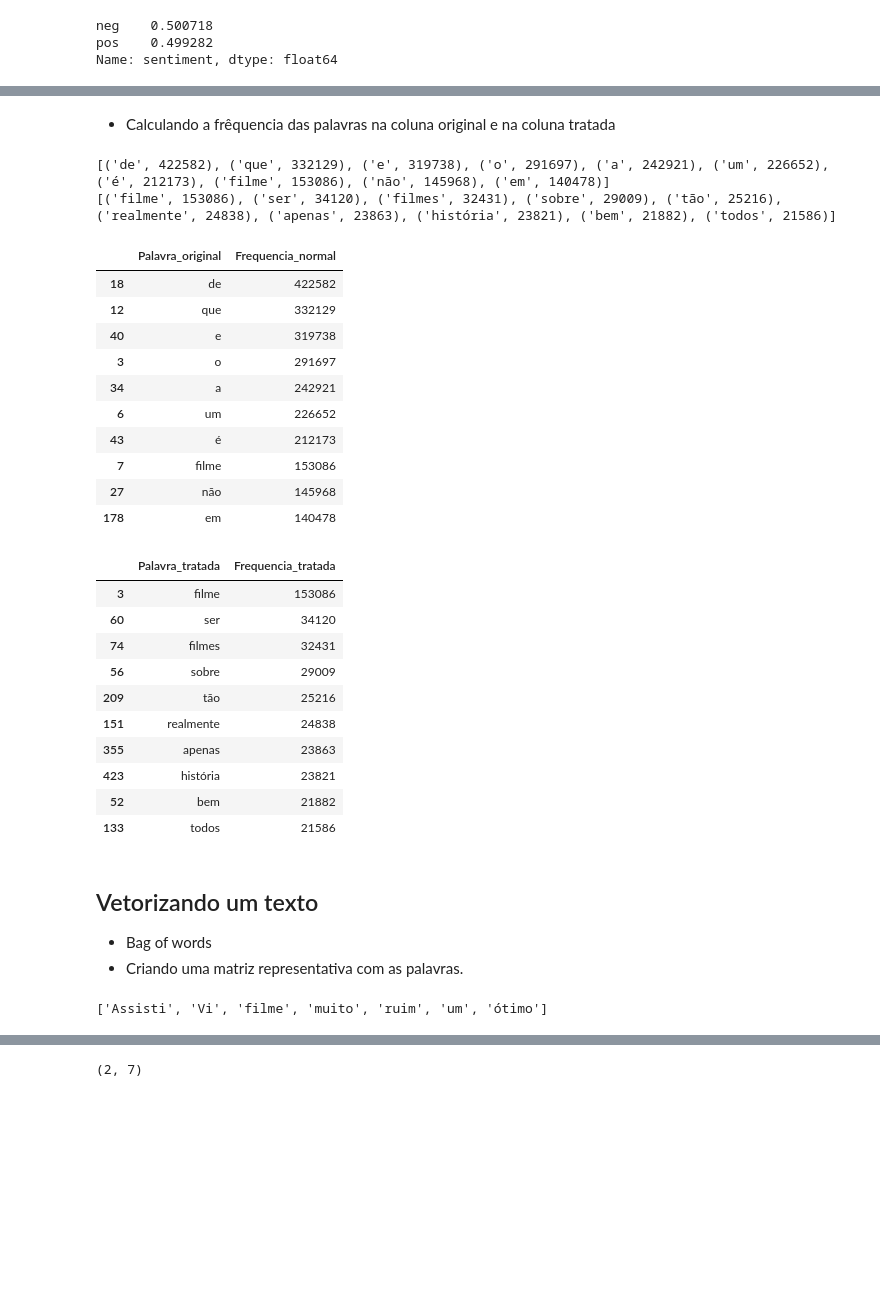
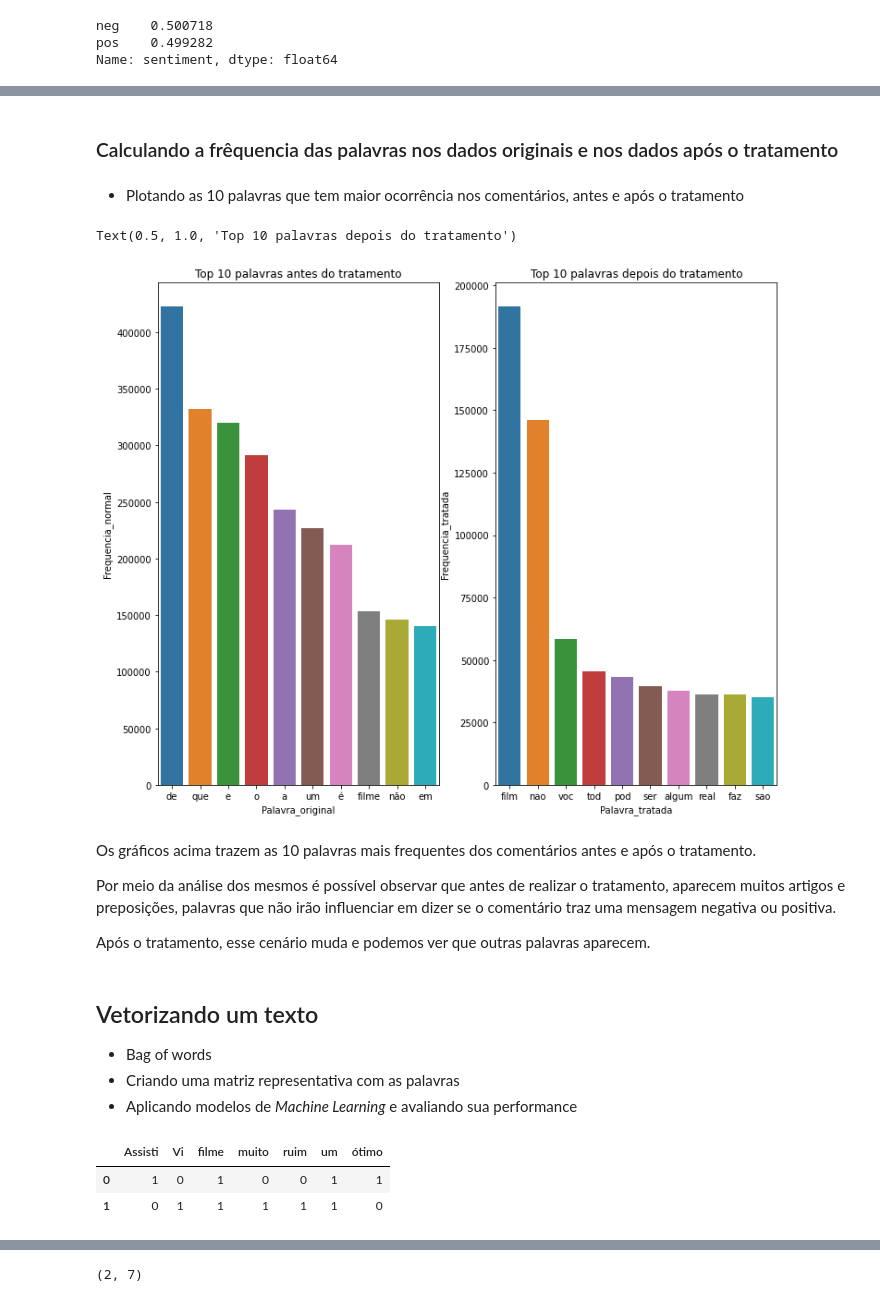
Before and after one commit to robertferro/NLP, a Jupyter notebook: Analise_de_sentimento/analise_de_sentimento.ipynb, the cells around one changed output, grey strips where cells are left out. Saved outputs shown, nothing was run; the diff lists cells and outputs as text; code cells hidden in the pictures; blank space fills up the shorter version.

```diff
--- a/Analise_de_sentimento/analise_de_sentimento.ipynb
+++ b/Analise_de_sentimento/analise_de_sentimento.ipynb
@@ -106,10 +145,10 @@ dados.head()
 # %% [markdown]
-- Calculando a frêquencia das palavras na coluna original e na coluna tratada
+### Calculando a frêquencia das palavras nos dados originais e nos dados após o tratamento
 # %%
 # unindo todas as palavras em uma unica lista
 todas_palavras_col_original = ' '.join([texto for texto in dados.text_pt])
 
-todas_palavras_col_tratada = ' '.join([texto for texto in dados.tratamento_1])
+todas_palavras_col_tratada = ' '.join([texto for texto in dados.frase_tratada])
 
 
 def tokenizacao(texto):
@@ -130,6 +169,7 @@ palavras_tratadas = tokenizacao(todas_palavras_col_tratada)
 
 frequencia_original = nltk.FreqDist(palavras_orignais)
 frequencia_tratada = nltk.FreqDist(palavras_tratadas)
+
+
+df_frequencia_palavras = pd.DataFrame({'Palavra_original':frequencia_original.keys(),'Frequencia_normal':frequencia_original.values()})
+df_frequencia_palavras_tratadas = pd.DataFrame({'Palavra_tratada':frequencia_tratada.keys(),'Frequencia_tratada':frequencia_tratada.values()})
-# %% [output]
-[('de', 422582), ('que', 332129), ('e', 319738), ('o', 291697), ('a', 242921), ('um', 226652), ('é', 212173), ('filme', 153086), ('não', 145968), ('em', 140478)]
-[('filme', 153086), ('ser', 34120), ('filmes', 32431), ('sobre', 29009), ('tão', 25216), ('realmente', 24838), ('apenas', 23863), ('história', 23821), ('bem', 21882), ('todos', 21586)]
@@ -139,31 +176,25 @@ df_frequencia_palavras_tratadas = pd.DataFrame({'Palavra_tratada':frequencia_tra
-# %%
-
-display(df_frequencia_palavras.nlargest(columns='Frequencia_normal',n=10),df_frequencia_palavras_tratadas.nlargest(columns='Frequencia_tratada',n=10))
-# %% [output]
-|  | Palavra_original | Frequencia_normal |
-| 18 | de | 422582 |
-| 12 | que | 332129 |
-| 40 | e | 319738 |
-| 3 | o | 291697 |
-| 34 | a | 242921 |
-| 6 | um | 226652 |
-| 43 | é | 212173 |
-| 7 | filme | 153086 |
-| 27 | não | 145968 |
-| 178 | em | 140478 |
-|  | Palavra_tratada | Frequencia_tratada |
-| 3 | filme | 153086 |
-| 60 | ser | 34120 |
-| 74 | filmes | 32431 |
-| 56 | sobre | 29009 |
-| 209 | tão | 25216 |
-| 151 | realmente | 24838 |
-| 355 | apenas | 23863 |
-| 423 | história | 23821 |
-| 52 | bem | 21882 |
-| 133 | todos | 21586 |
+# %% [markdown]
+- Plotando as 10 palavras que tem maior ocorrência nos comentários, antes e após o tratamento
+# %%
+fig, ax = plt.subplots(1,2, figsize=(12,10))
+
+sns.barplot(x='Palavra_original',y='Frequencia_normal',data=df_frequencia_palavras.nlargest(columns='Frequencia_normal',n=10),ax=ax[0])
+ax[0].set_title('Top 10 palavras antes do tratamento')
+
+sns.barplot(x='Palavra_tratada',y='Frequencia_tratada',data=df_frequencia_palavras_tratadas.nlargest(columns='Frequencia_tratada',n=10),ax=ax[1]);
+ax[1].set_title('Top 10 palavras depois do tratamento')
+# %% [output]
+Text(0.5, 1.0, 'Top 10 palavras depois do tratamento')
+[figure, added]
+# %% [markdown]
+Os gráficos acima trazem as 10 palavras mais frequentes dos comentários antes e após o tratamento.
+
+Por meio da análise dos mesmos é possível observar que antes de realizar o tratamento, aparecem muitos artigos e preposições, palavras que não irão influenciar em dizer se o comentário traz uma mensagem negativa ou positiva.
+
+Após o tratamento, esse cenário muda e podemos ver que outras palavras aparecem.
 # %% [markdown]
 ## Vetorizando um texto
 
 - Bag of words
-- Criando uma matriz representativa com as palavras.
+- Criando uma matriz representativa com as palavras
+- Aplicando modelos de *Machine Learning* e avaliando sua performance
@@ -172,10 +201,16 @@ from sklearn.feature_extraction.text import CountVectorizer
 # %%
-texto = ['Assisti um ótimo filme','Vi a um filme muito ruim']
+from sklearn.feature_extraction.text import CountVectorizer
+
+texto = ['Assisti um ótimo filme','Vi a um filme muito ruim!']
 
 
 vetorizar = CountVectorizer(lowercase=False)
 bag_of_words = vetorizar.fit_transform(texto)
+
+# criando um dataframe com as palavras
+matriz_esparsa_df = pd.DataFrame.sparse.from_spmatrix(bag_of_words,columns=vetorizar.get_feature_names())
+matriz_esparsa_df
+# %% [output]
+|  | Assisti | Vi | filme | muito | ruim | um | ótimo |
+| 0 | 1 | 0 | 1 | 0 | 0 | 1 | 1 |
+| 1 | 0 | 1 | 1 | 1 | 1 | 1 | 0 |
-# %%
-vetorizar.get_feature_names()
-# %% [output]
-['Assisti', 'Vi', 'filme', 'muito', 'ruim', 'um', 'ótimo']
```
Also changed, not shown: parts of 44 cells of this notebook.
